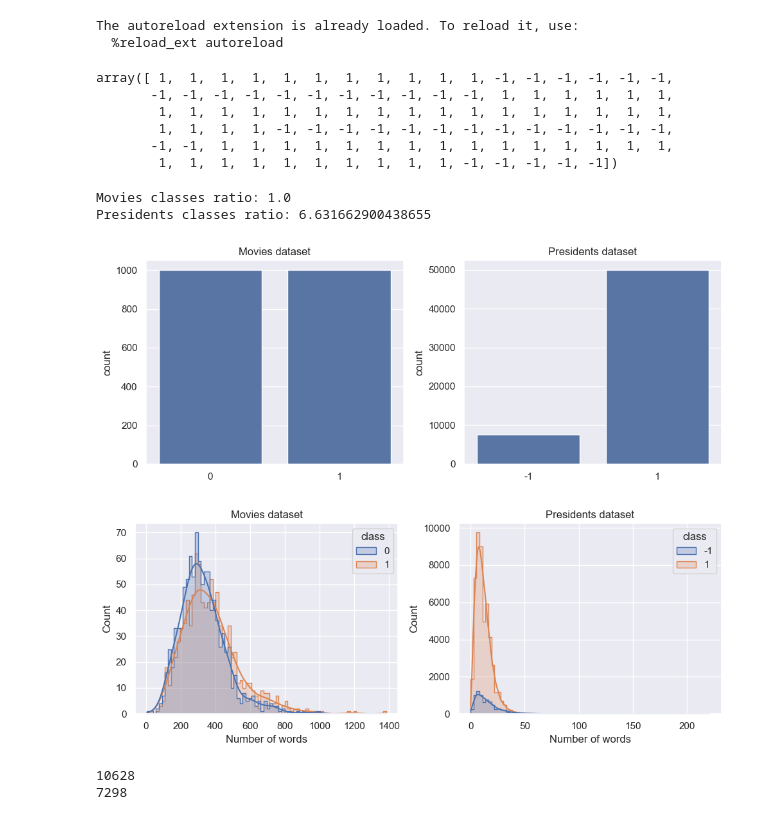
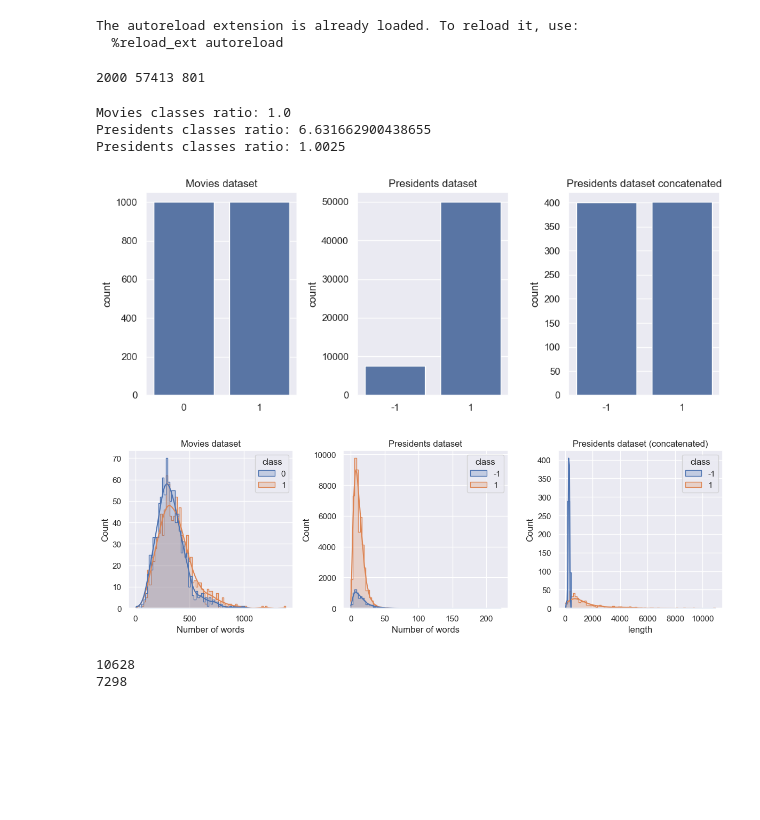
Before and after one commit to BshKatrin/RITAL-NLP-project, a Jupyter notebook: notebooks/eda.ipynb, the cells around one changed output. Saved outputs shown, nothing was run; the diff lists cells and outputs as text; code cells hidden in the pictures; blank space fills up the shorter version.

```diff
--- a/notebooks/eda.ipynb
+++ b/notebooks/eda.ipynb
@@ -18,25 +18,22 @@ The autoreload extension is already loaded. To reload it, use:
 # %%
 texts_movies, classes_movies = load_clean_data("../Dataset/movies_clean.parquet")
 texts_pres, classes_pres = load_clean_data("../Dataset/presidents_clean.parquet")
+texts_pres_concat, classes_pres_concat = concat_seq_by_class(texts_pres, classes_pres)
 
-labels = ["Movies dataset", "Presidents dataset"] # for plots
+print(len(classes_movies), len(classes_pres), len(classes_pres_concat))
+
+labels = ["Movies dataset", "Presidents dataset", "Presidents dataset concatenated"] # for plots
+# %% [output]
+2000 57413 801
-# %%
-# ! Presidents data -> sequential data that classifiers should take into account
-classes_pres[:100]
-# %% [output]
-array([ 1,  1,  1,  1,  1,  1,  1,  1,  1,  1,  1, -1, -1, -1, -1, -1, -1,
-       -1, -1, -1, -1, -1, -1, -1, -1, -1, -1, -1,  1,  1,  1,  1,  1,  1,
-        1,  1,  1,  1,  1,  1,  1,  1,  1,  1,  1,  1,  1,  1,  1,  1,  1,
-        1,  1,  1,  1, -1, -1, -1, -1, -1, -1, -1, -1, -1, -1, -1, -1, -1,
-       -1, -1,  1,  1,  1,  1,  1,  1,  1,  1,  1,  1,  1,  1,  1,  1,  1,
-        1,  1,  1,  1,  1,  1,  1,  1,  1,  1, -1, -1, -1, -1, -1])
 # %%
-fig, (ax1, ax2) = plt.subplots(1, 2, figsize=(10, 4))
+fig, (ax1, ax2, ax3) = plt.subplots(1, 3, figsize=(10, 4))
 sns.countplot(x=classes_movies, ax=ax1)
 sns.countplot(x=classes_pres, ax=ax2)
+sns.countplot(x=classes_pres_concat, ax=ax3)
 
-ax1.set_title("Movies dataset")
-ax2.set_title("Presidents dataset")
+ax1.set_title(labels[0])
+ax2.set_title(labels[1])
+ax3.set_title(labels[2])
 
 plt.tight_layout()
 
@@ -45,30 +42,37 @@ print("Movies classes ratio:", counts[0]/counts[1])
 
 _, counts= np.unique(classes_pres, return_counts=True)
 print("Presidents classes ratio:", counts[1]/counts[0])
+
+_, counts= np.unique(classes_pres_concat, return_counts=True)
+print("Presidents classes ratio:", counts[1]/counts[0])
 # %% [output]
 Movies classes ratio: 1.0
 Presidents classes ratio: 6.631662900438655
+Presidents classes ratio: 1.0025
-[figure, old version]
+[figure, new version]
 # %%
-fig, (ax1, ax2) = plt.subplots(1, 2, figsize=(10, 4))
+fig, (ax1, ax2, ax3) = plt.subplots(1, 3, figsize=(12, 4))
 
 df_movies = pd.DataFrame(data={"length": [len(text.split()) for text in texts_movies], "class": classes_movies})
 df_pres = pd.DataFrame(data={"length": [len(text.split()) for text in texts_pres], "class": classes_pres})
+df_pres_concat = pd.DataFrame(data={"length": [len(text.split()) for text in texts_pres_concat], "class": classes_pres_concat})
 
 sns.histplot(data=df_movies, x="length", hue="class", ax=ax1, bins=80, kde=True, common_bins=True, common_norm=False, element="step")
 sns.histplot(data=df_pres, x="length", hue="class", ax=ax2, bins=80, kde=True, common_bins=True, common_norm=False, element="step", palette="deep")
+sns.histplot(data=df_pres_concat, x="length", hue="class", ax=ax3, bins=80, kde=True, common_bins=True, common_norm=False, element="step", palette="deep")
 
 ax1.set_title(labels[0])
 ax2.set_title(labels[1])
+ax3.set_title("Presidents dataset (concatenated)")
 
 ax1.set_xlabel("Number of words")
 ax2.set_xlabel("Number of words")
 
 plt.tight_layout()
 
 fig.savefig("plots/docs_legnth.pdf", bbox_inches="tight", format="pdf")
 # %% [output]
-[figure, old version]
+[figure, new version]
 # %%
 vectorizer = CountVectorizer(min_df=5, max_df=0.5, ngram_range=(1, 1), analyzer="word").fit(texts_movies)
 matrix = vectorizer.transform(texts_movies)
```
Also changed, not shown: parts of 3 cells of this notebook, 7 other files.
